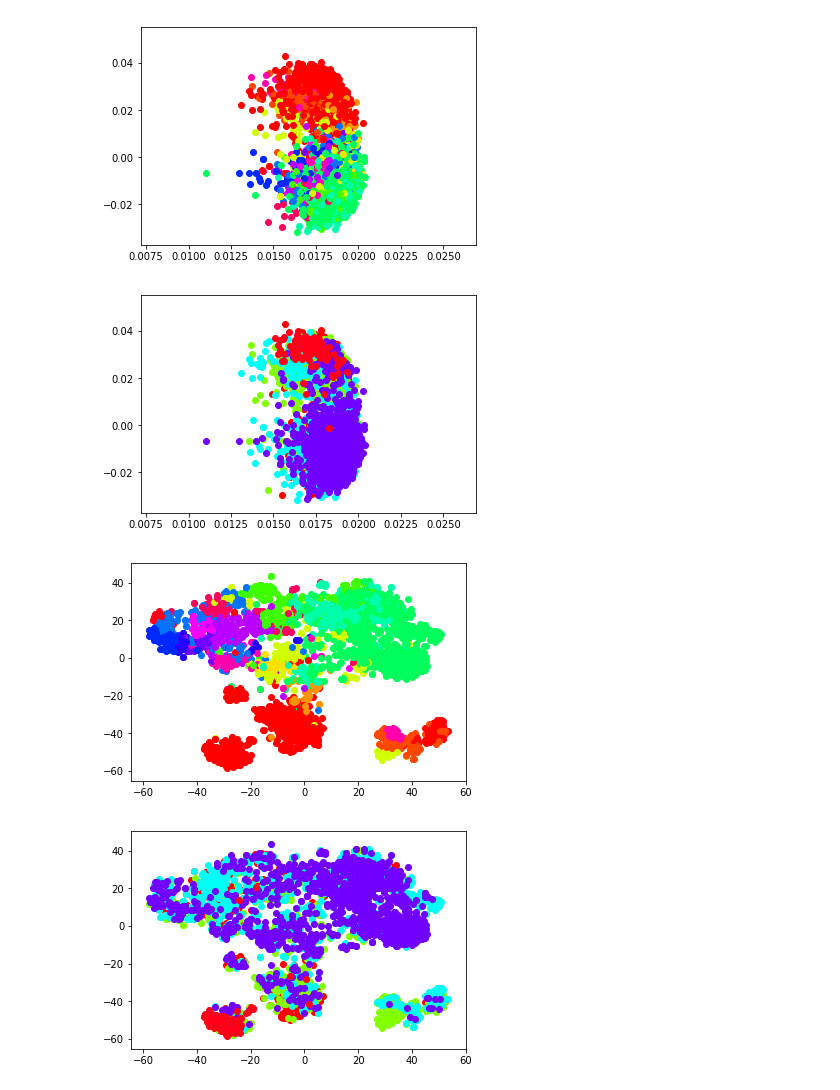
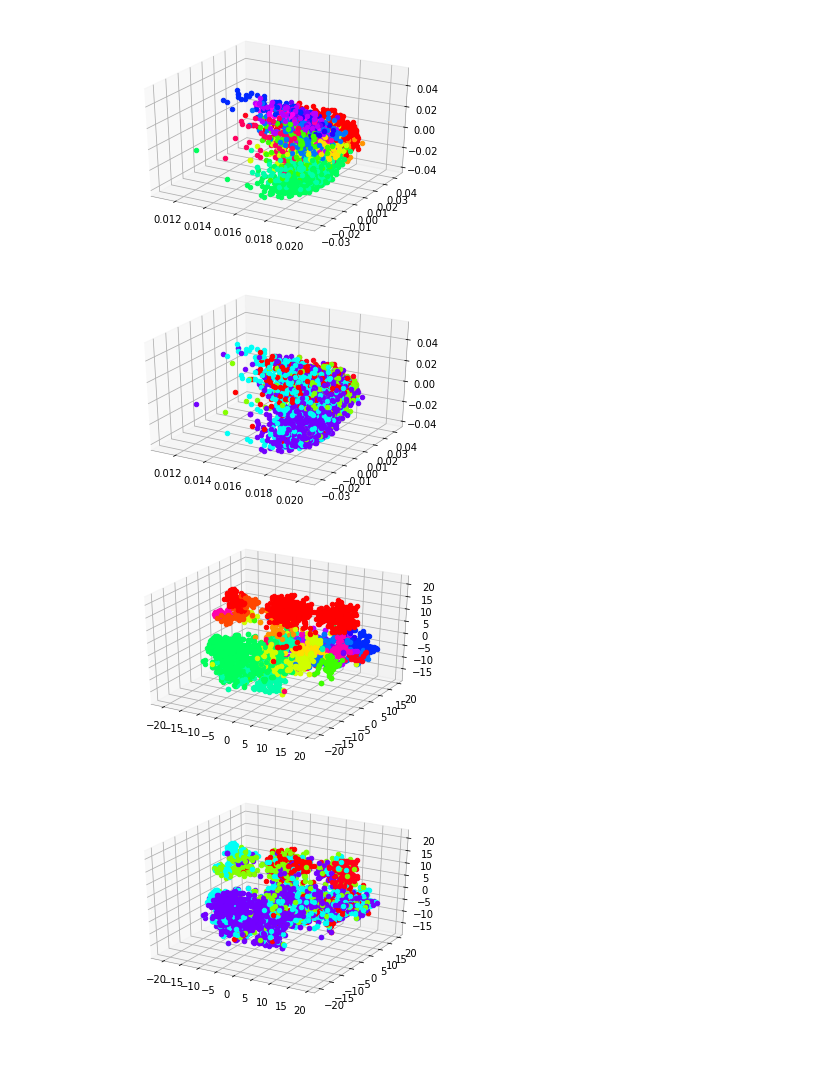
Before and after one commit to wuhao21/15688_project, a Jupyter notebook: Clustering.ipynb, the cells around one changed output. Saved outputs shown, nothing was run; the diff lists cells and outputs as text; code cells hidden in the pictures; blank space fills up the shorter version.

```diff
--- a/Clustering.ipynb
+++ b/Clustering.ipynb
@@ -15,9 +16,11 @@ data = np.load('vec_data.npz')
 vectors = []
 labels = []
 names = []
+univs = []
 
 for idx, label in enumerate(data):
     univ = data[label][()]
+    univs.append(label)
     for name in univ:
         vectors.append(univ[name])
         labels.append(idx)
@@ -32,5 +34,5 @@ dist = euclidean_distances(vectors, vectors)
 # %%
-count = np.zeros((5, k))
+count = np.zeros((len(univs), k))
 
 cluster = {}
 cluster_vec = np.zeros((k, vectors.shape[1]))
@@ -88,18 +94,18 @@ show_cluster(X2, labels, d)
 # %%
-d = 2
+d = 3
 pca = PCA(n_components=d)
 pca.fit_transform(vectors.T)
 show_cluster(pca.components_.T, rlabels, d)
 show_cluster(pca.components_.T, labels, d)
 # %% [output]
-[figure, old version]
+[figure, new version]
-[figure, old version]
+[figure, new version]
 # %%
-d = 2
+d = 3
 tsne = TSNE(n_components=d, random_state=0)
 tsne.fit_transform(vectors)
 show_cluster(tsne.embedding_, rlabels, d)
 show_cluster(tsne.embedding_, labels, d)
 # %% [output]
-[figure, old version]
+[figure, new version]
-[figure, old version]
+[figure, new version]
```
Also changed, not shown: parts of 6 cells of this notebook, 2 other files.
